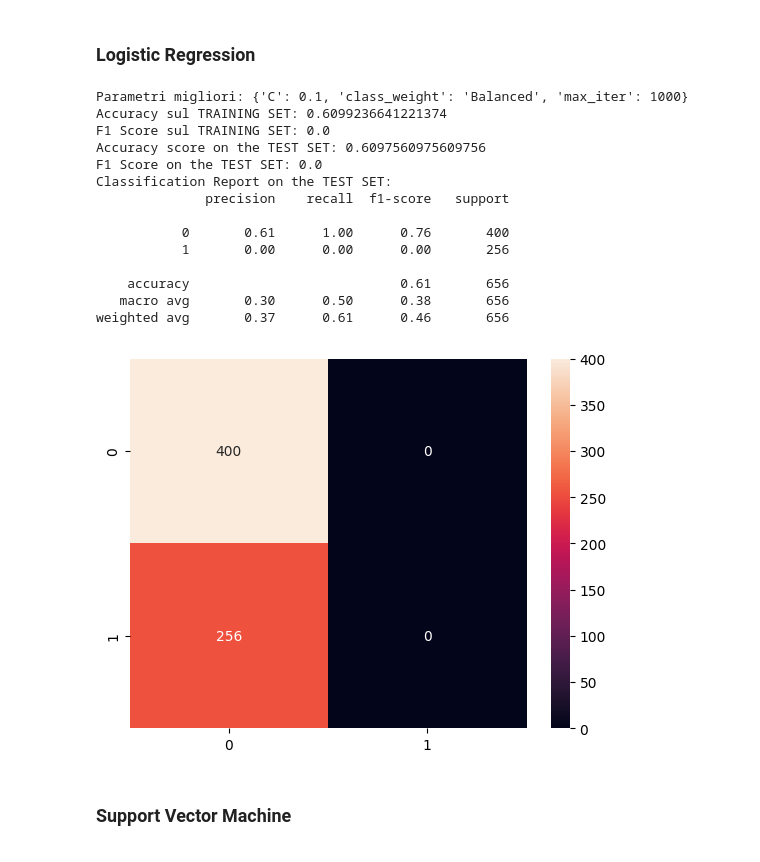
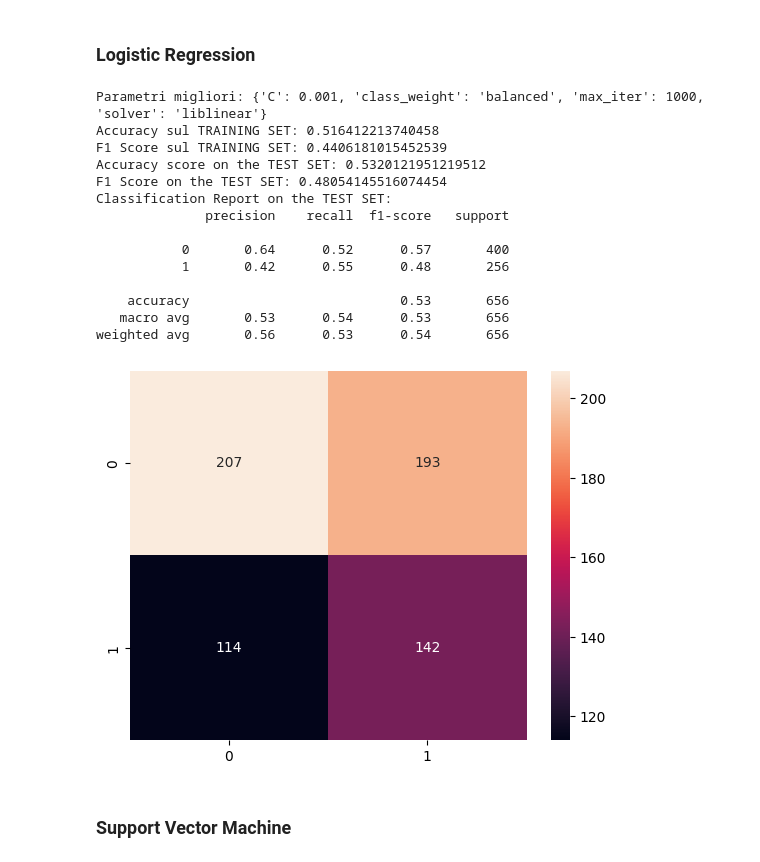
Before and after one commit to zAle711/Machine-Learning-Exam-Project, a Jupyter notebook: water_potability.ipynb, the cells around one changed output. Saved outputs shown, nothing was run; the diff lists cells and outputs as text; code cells hidden in the pictures.

```diff
--- a/water_potability.ipynb
+++ b/water_potability.ipynb
@@ -322,49 +357,60 @@ import numpy as np
 from sklearn.linear_model import LogisticRegression
 
 estimator = LogisticRegression()
 
-hyper_parameters = {
-    'C': np.logspace(-3, 3, 7),
-    'class_weight': ['Balanced', 'None'],
-    'max_iter': [1000,10000,100000]
-}
+hyper_parameters = [
+
+    {
+    'C': np.logspace(-3, 3, 10),
+    'penalty': ['l1'],
+    'solver':  [ 'liblinear'],
+    'class_weight': [None, 'balanced']
+    },
+
+    {
+        'C':  np.logspace(-3, 3, 10),
+        'penalty': ['l2'],
+        'solver': ['newton-cg', 'lbfgs', 'sag'],
+        "class_weight": [None, 'balanced']
+    }
+]
 
 logistic_cv = GridSearchCV(estimator, hyper_parameters, cv=5, scoring='f1')
 logistic_cv.fit(X_train, y_train)
 
 print(f"Parametri migliori: {logistic_cv.best_params_}")
 
 y_hat_train = logistic_cv.predict(X_train)
 
 print(f"Accuracy sul TRAINING SET: {accuracy_score(y_train, y_hat_train)}")
 print(f"F1 Score sul TRAINING SET: {f1_score(y_train, y_hat_train, zero_division=0)}")
 
 
 y_hat_test = logistic_cv.predict(X_test)
 print(f"Accuracy score on the TEST SET: {accuracy_score(y_test, y_hat_test)}")
 print(f"F1 Score on the TEST SET: {f1_score(y_test, y_hat_test, zero_division=0)}")
 print(f"Classification Report on the TEST SET:\n{classification_report(y_test, y_hat_test, zero_division=0)}")
 
 
 conf_matrix = confusion_matrix(y_test, y_hat_test)
 sns.heatmap(conf_matrix, annot=True, fmt='d')
 plt.show()
 # %% [output]
-Parametri migliori: {'C': 0.1, 'class_weight': 'Balanced', 'max_iter': 1000}
-Accuracy sul TRAINING SET: 0.6099236641221374
-F1 Score sul TRAINING SET: 0.0
-Accuracy score on the TEST SET: 0.6097560975609756
-F1 Score on the TEST SET: 0.0
+Parametri migliori: {'C': 0.001, 'class_weight': 'balanced', 'max_iter': 1000, 'solver': 'liblinear'}
+Accuracy sul TRAINING SET: 0.516412213740458
+F1 Score sul TRAINING SET: 0.4406181015452539
+Accuracy score on the TEST SET: 0.5320121951219512
+F1 Score on the TEST SET: 0.48054145516074454
 Classification Report on the TEST SET:
               precision    recall  f1-score   support
 
-           0       0.61      1.00      0.76       400
-           1       0.00      0.00      0.00       256
+           0       0.64      0.52      0.57       400
+           1       0.42      0.55      0.48       256
 
-    accuracy                           0.61       656
-   macro avg       0.30      0.50      0.38       656
-weighted avg       0.37      0.61      0.46       656
+    accuracy                           0.53       656
+   macro avg       0.53      0.54      0.53       656
+weighted avg       0.56      0.53      0.54       656
-[figure, old version]
+[figure, new version]
 # %% [markdown]
 ### Support Vector Machine
 # %%
```
Also changed, not shown: parts of 3 cells of this notebook, 1 other file.
